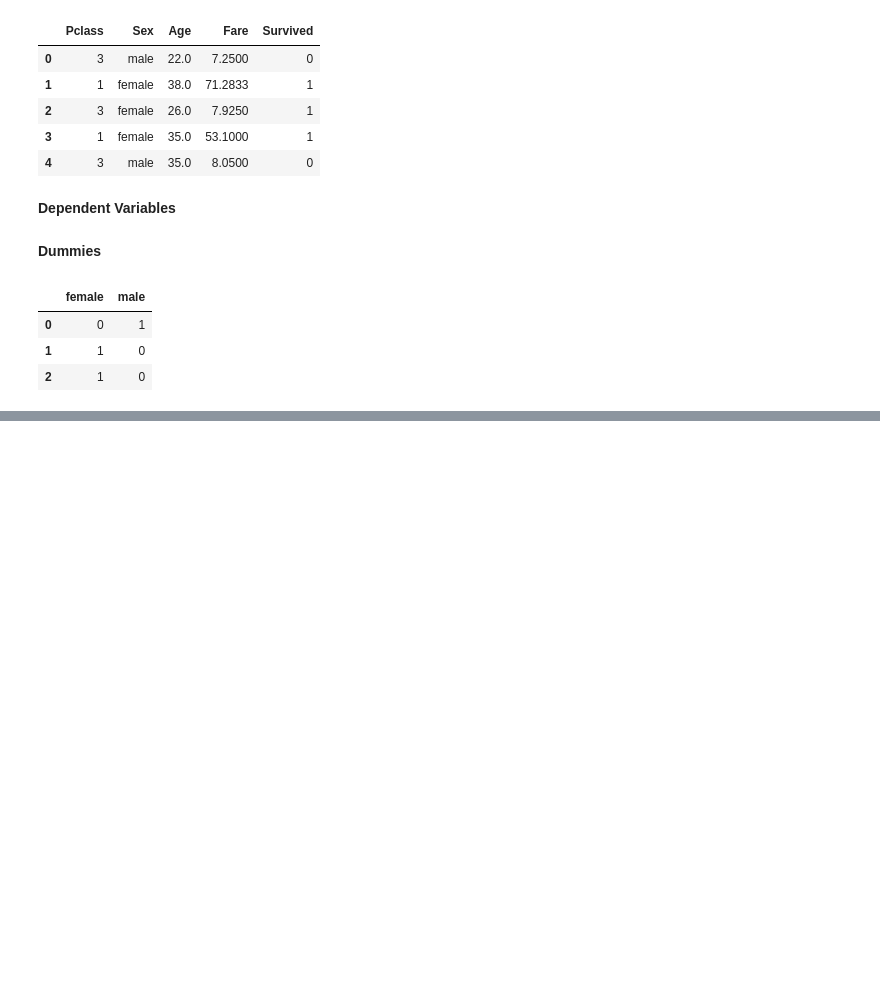
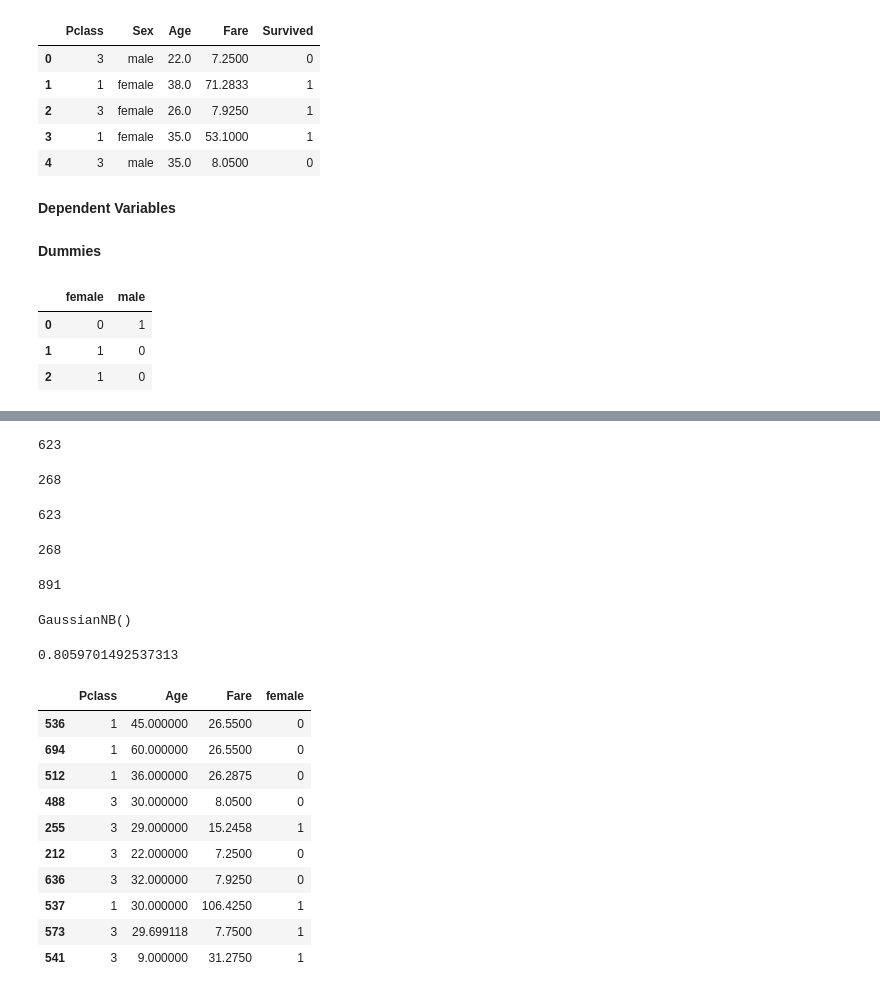
Before and after one commit to Sujitharasamsetty/Machine-Learning-, a Jupyter notebook: Naive Bayes/Naive_Baye's.ipynb, the cells around one changed output, grey strips where cells are left out. Drawn from its saved outputs; the diff is of its cells as text; code cells hidden in the pictures; blank space fills up the shorter version.

```diff
--- a/Naive Bayes/Naive_Baye's.ipynb
+++ b/Naive Bayes/Naive_Baye's.ipynb
@@ -38,3 +38,6 @@ dummies.head(3)
 | 0 | 0 | 1 |
 | 1 | 1 | 0 |
 | 2 | 1 | 0 |
+# %%
+inputs = pd.concat([inputs,dummies],axis='columns')
+inputs.head(3)
@@ -40,0 +49,3 @@ dummies.head(3)
+# %%
+inputs.drop(['Sex','male'],axis='columns',inplace=True)
+inputs.head(3)
@@ -40,0 +72,3 @@ dummies.head(3)
+# %%
+inputs.Age = inputs.Age.fillna(inputs.Age.mean())
+inputs.head()
@@ -40,0 +82,23 @@ dummies.head(3)
+# %%
+from sklearn.model_selection import train_test_split
+X_train, X_test, y_train, y_test = train_test_split(inputs,target,test_size=0.3)
+# %%
+len(X_train)
+# %% [output]
+623
+# %%
+len(X_test)
+# %% [output]
+268
+# %%
+len(y_train)
+# %% [output]
+623
+# %%
+len(y_test)
+# %% [output]
+268
+# %%
+len(inputs)
+# %% [output]
+891
@@ -40,0 +108,22 @@ dummies.head(3)
+# %%
+model.fit(X_train,y_train)
+# %% [output]
+GaussianNB()
+# %%
+model.score(X_test,y_test)
+# %% [output]
+0.8059701492537313
+# %%
+X_test[:10]
+# %% [output]
+|  | Pclass | Age | Fare | female |
+| 536 | 1 | 45.000000 | 26.5500 | 0 |
+| 694 | 1 | 60.000000 | 26.5500 | 0 |
+| 512 | 1 | 36.000000 | 26.2875 | 0 |
+| 488 | 3 | 30.000000 | 8.0500 | 0 |
+| 255 | 3 | 29.000000 | 15.2458 | 1 |
+| 212 | 3 | 22.000000 | 7.2500 | 0 |
+| 636 | 3 | 32.000000 | 7.9250 | 0 |
+| 537 | 1 | 30.000000 | 106.4250 | 1 |
+| 573 | 3 | 29.699118 | 7.7500 | 1 |
+| 541 | 3 | 9.000000 | 31.2750 | 1 |
```
Also changed, not shown: parts of 10 cells of this notebook.
